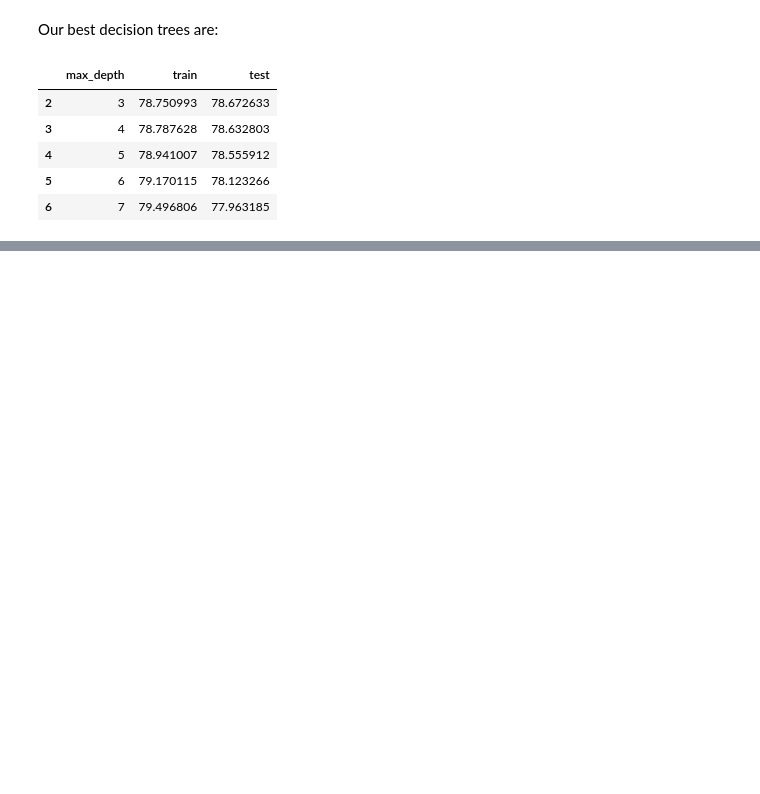
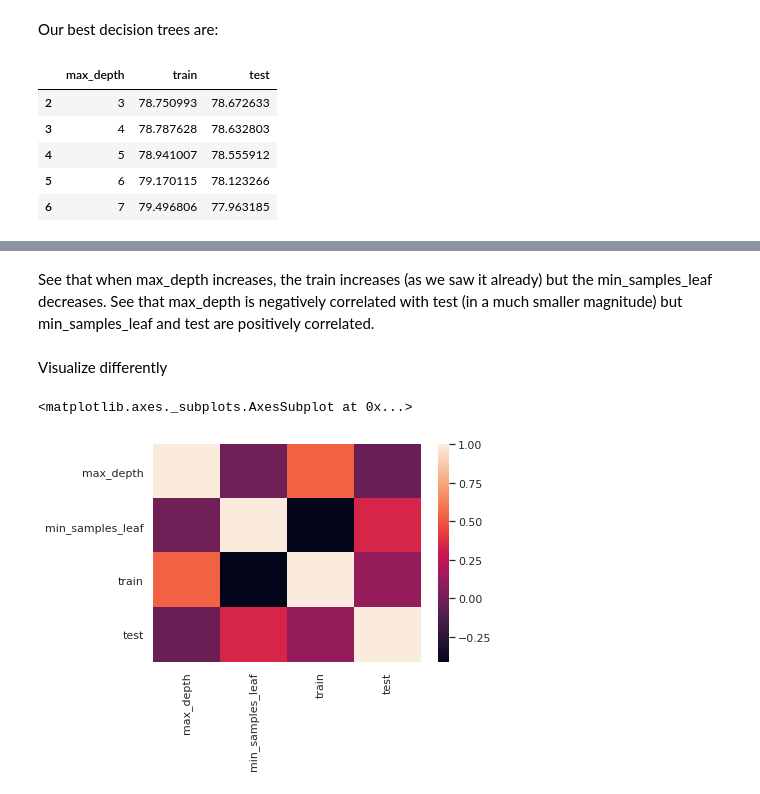
Before and after one commit to MarceloPiemonteRibeiro/learning-Machine-learning, a Jupyter notebook: Optimization/Choosing_parameters_to_optimize_models.ipynb, the cells around one changed output, grey strips where cells are left out. Cells and saved outputs as stored; diff of their text form; code cells hidden in the pictures; blank space fills up the shorter version.

```diff
--- a/Optimization/Choosing_parameters_to_optimize_models.ipynb
+++ b/Optimization/Choosing_parameters_to_optimize_models.ipynb
@@ -394,0 +454,25 @@ resultados.sort_values("test", ascending=False).head()
+# %%
+def roda_arvore_de_decisao(max_depth, min_samples_leaf):
+  SEED = 301
+  np.random.seed(SEED)
+
+  cv = GroupKFold(n_splits = 10)
+  modelo = DecisionTreeClassifier(max_depth=max_depth, min_samples_leaf = min_samples_leaf) # see we added the parameter min_sample_leaf here
+  results = cross_validate(modelo, x_azar, y_azar, cv = cv, groups = dados.modelo, return_train_score=True)
+  train_score = results['train_score'].mean() * 100
+  test_score = results['test_score'].mean() * 100
+  print("Arvore max_depth = %d, min_samples_leaf = %d, treino = %.2f, teste = %.2f" % (max_depth, min_samples_leaf, train_score, test_score))
+  tabela = [max_depth, min_samples_leaf, train_score, test_score] # see we also added min_sample_leaf here
+  return tabela
+
+def busca():
+  resultados = []
+  for max_depth in range(1,33):
+    for min_samples_leaf in [32, 64, 128, 256]: # now test only some min_sample values
+        tabela = roda_arvore_de_decisao(max_depth, min_samples_leaf)
+        resultados.append(tabela)
+  resultados = pd.DataFrame(resultados, columns= ["max_depth","min_samples_leaf","train","test"])
+  return resultados
+
+resultados = busca()
+resultados.head()
@@ -394,0 +518,3 @@ resultados.sort_values("test", ascending=False).head()
+# %%
+corr=resultados.corr()
+corr
@@ -394,0 +527,9 @@ resultados.sort_values("test", ascending=False).head()
+# %% [markdown]
+See that when max_depth increases, the train increases (as we saw it already) but the min_samples_leaf decreases. See that max_depth is negatively correlated with test (in a much smaller magnitude) but min_samples_leaf and test are positively correlated.
+# %% [markdown]
+Visualize differently
+# %%
+sns.heatmap(corr)
+# %% [output]
+<matplotlib.axes._subplots.AxesSubplot at 0x...>
+[figure, added]
```
Also changed, not shown: parts of 29 cells of this notebook.
